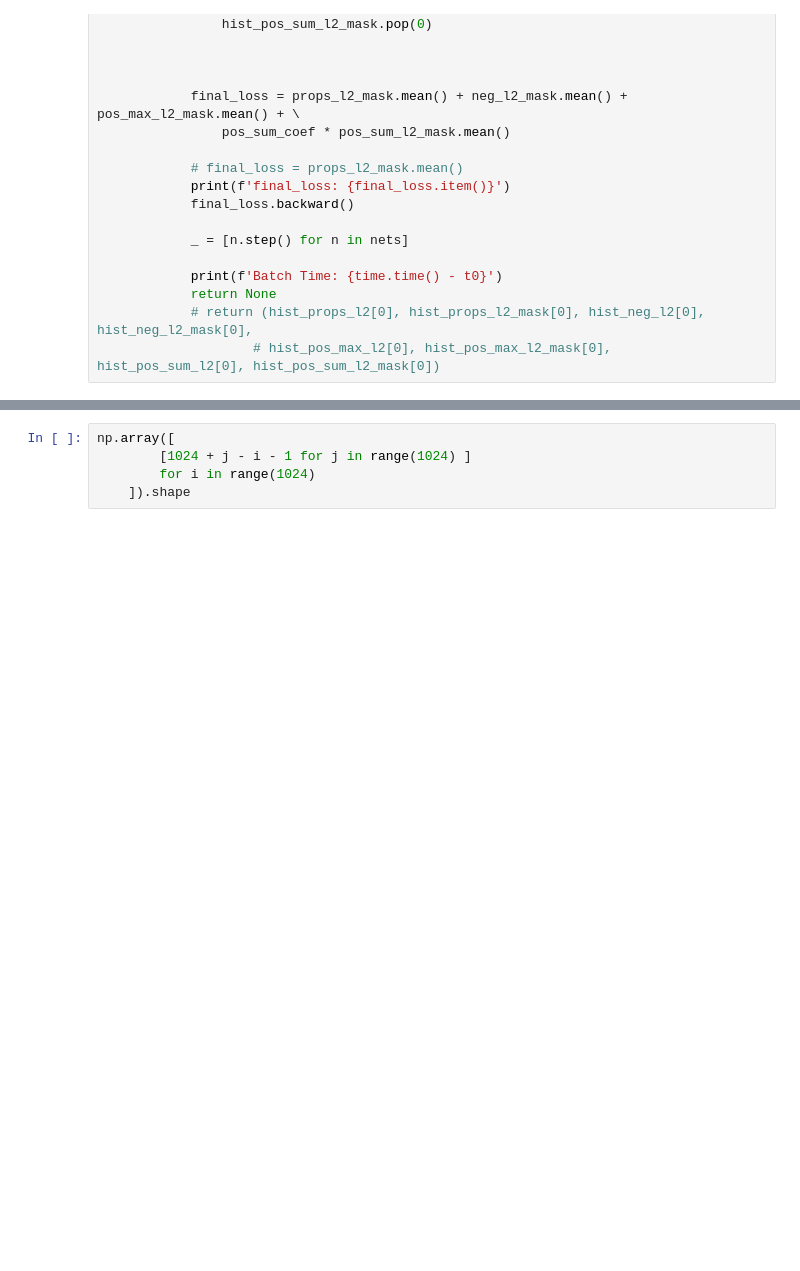
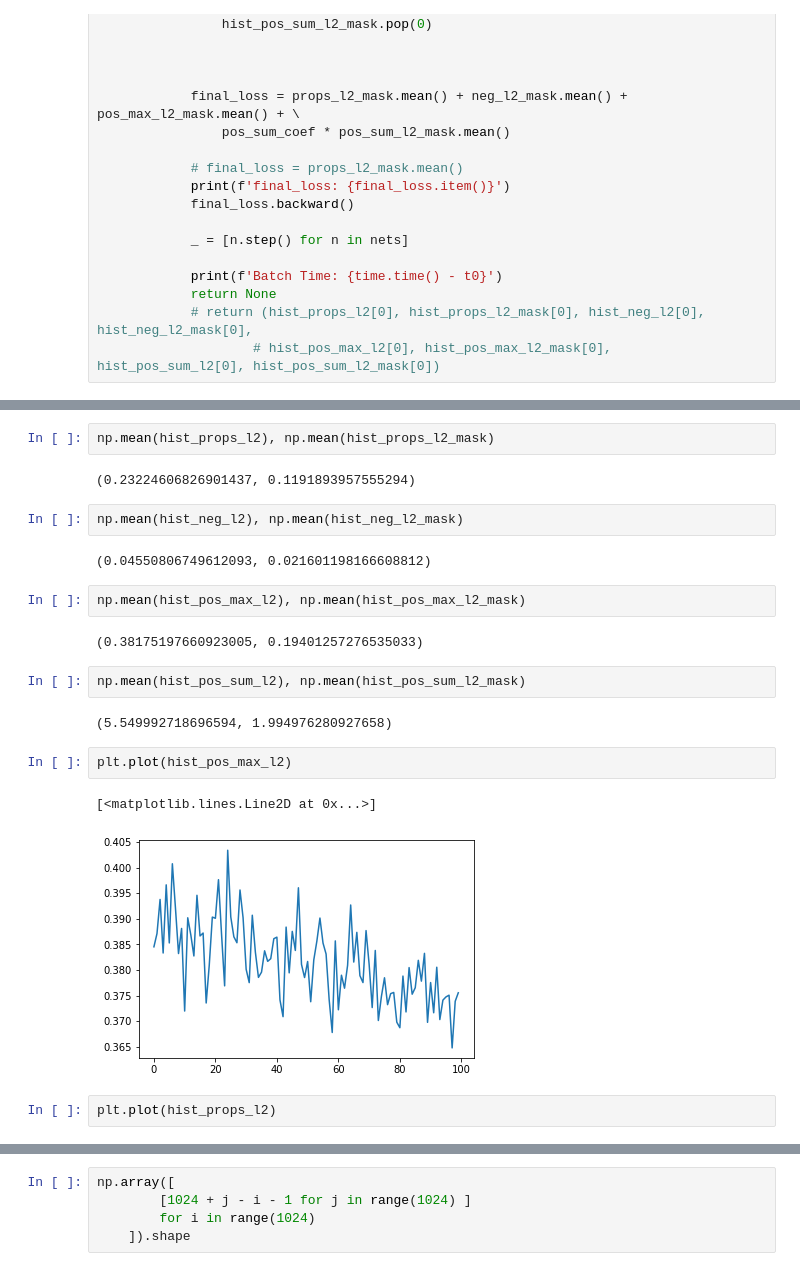
Before and after one commit to MikhailMsc/Wiki_103, a Jupyter notebook: Notebooks/Untitled.ipynb, the cells around one changed output, grey strips where cells are left out. Cells and saved outputs as stored; diff of their text form; blank space fills up the shorter version.

```diff
--- a/Notebooks/Untitled.ipynb
+++ b/Notebooks/Untitled.ipynb
@@ -1727,0 +1845,23 @@ RuntimeError: The size of tensor a (30) must match the size of tensor b (600) at
+# %%
+np.mean(hist_props_l2), np.mean(hist_props_l2_mask)
+# %% [output]
+(0.23224606826901437, 0.1191893957555294)
+# %%
+np.mean(hist_neg_l2), np.mean(hist_neg_l2_mask)
+# %% [output]
+(0.04550806749612093, 0.021601198166608812)
+# %%
+np.mean(hist_pos_max_l2), np.mean(hist_pos_max_l2_mask)
+# %% [output]
+(0.38175197660923005, 0.19401257276535033)
+# %%
+np.mean(hist_pos_sum_l2), np.mean(hist_pos_sum_l2_mask)
+# %% [output]
+(5.549992718696594, 1.994976280927658)
+# %%
+plt.plot(hist_pos_max_l2)
+# %% [output]
+[<matplotlib.lines.Line2D at 0x...>]
+[figure, added]
+# %%
+plt.plot(hist_props_l2)
```
Also changed, not shown: parts of 19 cells of this notebook.
